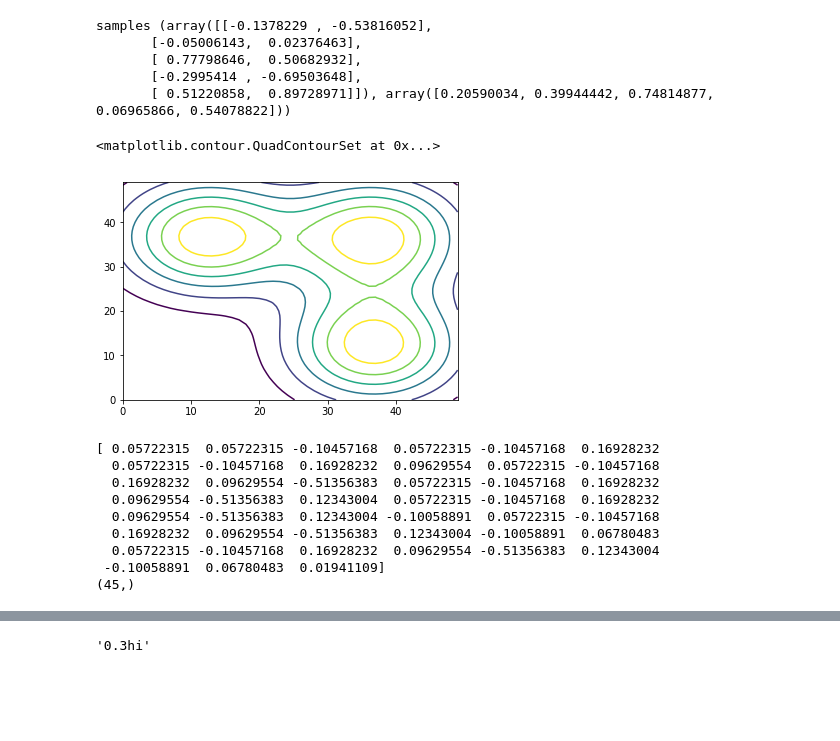
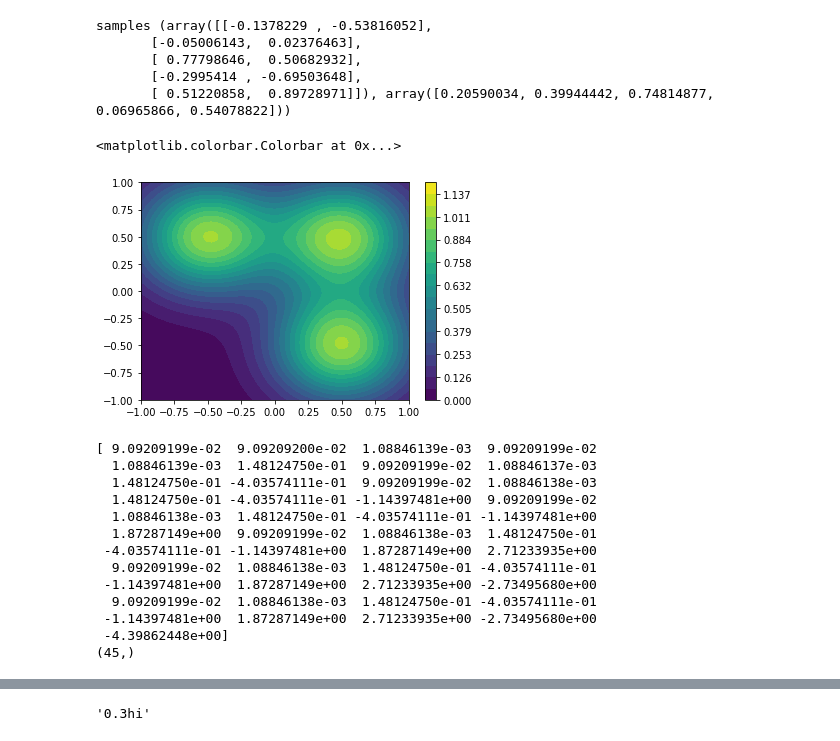
Before and after one commit to rahulbiswas876/Pattern-Recog-And-Machine-Learning, a Jupyter notebook: My ProgAssmt1A_student-Copy1.ipynb, the cells around one changed output, grey strips where cells are left out. Cells and saved outputs as stored; diff of their text form; code cells hidden in the pictures; blank space fills up the shorter version.

Commit message:
added func to cmpare contours of original and learned func

```diff
--- a/My ProgAssmt1A_student-Copy1.ipynb
+++ b/My ProgAssmt1A_student-Copy1.ipynb
@@ -351,19 +351,20 @@ samples (array([[-0.1378229 , -0.53816052],
        [-0.2995414 , -0.69503648],
        [ 0.51220858,  0.89728971]]), array([0.20590034, 0.39944442, 0.74814877, 0.06965866, 0.54078822]))
 # %%
-X1, X2 = np.meshgrid(np.linspace(start=-1, stop=1, num=50), np.linspace(start=-1,stop=1, num=50))
+X1, X2 = np.meshgrid(np.linspace(-1,1,100), np.linspace(-1,1,100))
 # print(X1)
 # print(X2)
 
 Z = np.zeros(X1.shape)
 
 for i in range(Z.shape[0]):
     for j in range(Z.shape[1]):
         point = np.array([[X1[i,j], X2[i,j]]])
         Z[i,j] = compute_y(point)
 
-plt.contour(Z)
+plt.contourf(X1,X2, Z, levels=np.linspace(0.,1.2 , 20))
+plt.colorbar()
 # %% [output]
-<matplotlib.contour.QuadContourSet at 0x...>
+<matplotlib.colorbar.Colorbar at 0x...>
-[figure, old version]
+[figure, new version]
 # %%
@@ -371,7 +372,7 @@ x, y = samples(sample_size=50)
 
 # design_matrix = basis_expansion_fun(deg=2, x=x)
 # %%
-reg_param = 0.3
+reg_param = 0.
 degree = 8
 
 # compute weight vector
@@ -405,14 +406,18 @@ weig = polynomial_regression_ridge_train(X_train=x, Y_train=y, degree=degree, re
 print(weig)
 print(weig.shape)
 # %% [output]
-[ 0.05722315  0.05722315 -0.10457168  0.05722315 -0.10457168  0.16928232
-  0.05722315 -0.10457168  0.16928232  0.09629554  0.05722315 -0.10457168
-  0.16928232  0.09629554 -0.51356383  0.05722315 -0.10457168  0.16928232
-  0.09629554 -0.51356383  0.12343004  0.05722315 -0.10457168  0.16928232
-  0.09629554 -0.51356383  0.12343004 -0.10058891  0.05722315 -0.10457168
-  0.16928232  0.09629554 -0.51356383  0.12343004 -0.10058891  0.06780483
-  0.05722315 -0.10457168  0.16928232  0.09629554 -0.51356383  0.12343004
- -0.10058891  0.06780483  0.01941109]
+[ 9.09209199e-02  9.09209200e-02  1.08846139e-03  9.09209199e-02
+  1.08846139e-03  1.48124750e-01  9.09209199e-02  1.08846137e-03
+  1.48124750e-01 -4.03574111e-01  9.09209199e-02  1.08846138e-03
+  1.48124750e-01 -4.03574111e-01 -1.14397481e+00  9.09209199e-02
+  1.08846138e-03  1.48124750e-01 -4.03574111e-01 -1.14397481e+00
+  1.87287149e+00  9.09209199e-02  1.08846138e-03  1.48124750e-01
+ -4.03574111e-01 -1.14397481e+00  1.87287149e+00  2.71233935e+00
+  9.09209199e-02  1.08846138e-03  1.48124750e-01 -4.03574111e-01
+ -1.14397481e+00  1.87287149e+00  2.71233935e+00 -2.73495680e+00
+  9.09209199e-02  1.08846138e-03  1.48124750e-01 -4.03574111e-01
+ -1.14397481e+00  1.87287149e+00  2.71233935e+00 -2.73495680e+00
+ -4.39862448e+00]
 (45,)
 # %%
 def polynomial_regression_ridge_pred(X_test, wt_vector, degree=1):
```
Also changed, not shown: parts of 5 cells of this notebook, 1 other file.
